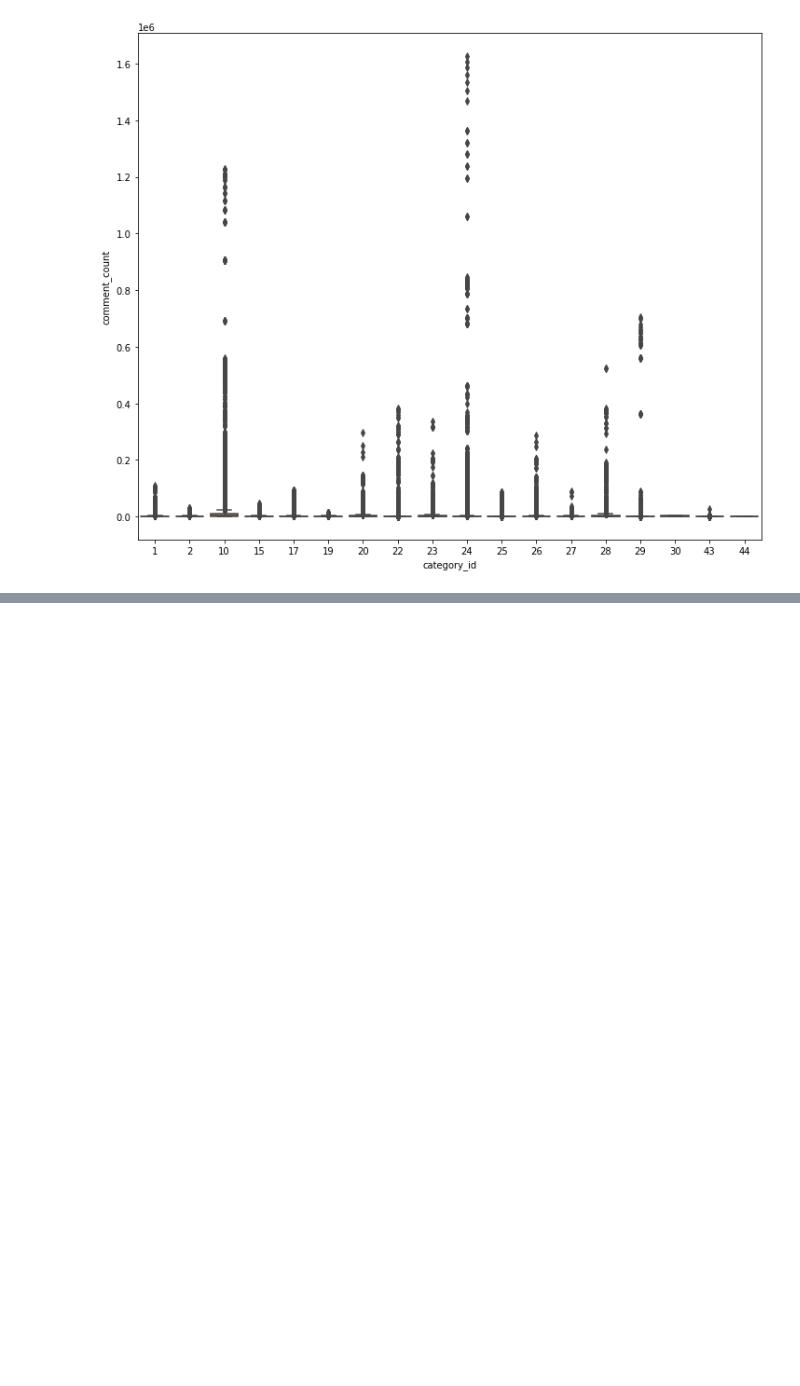
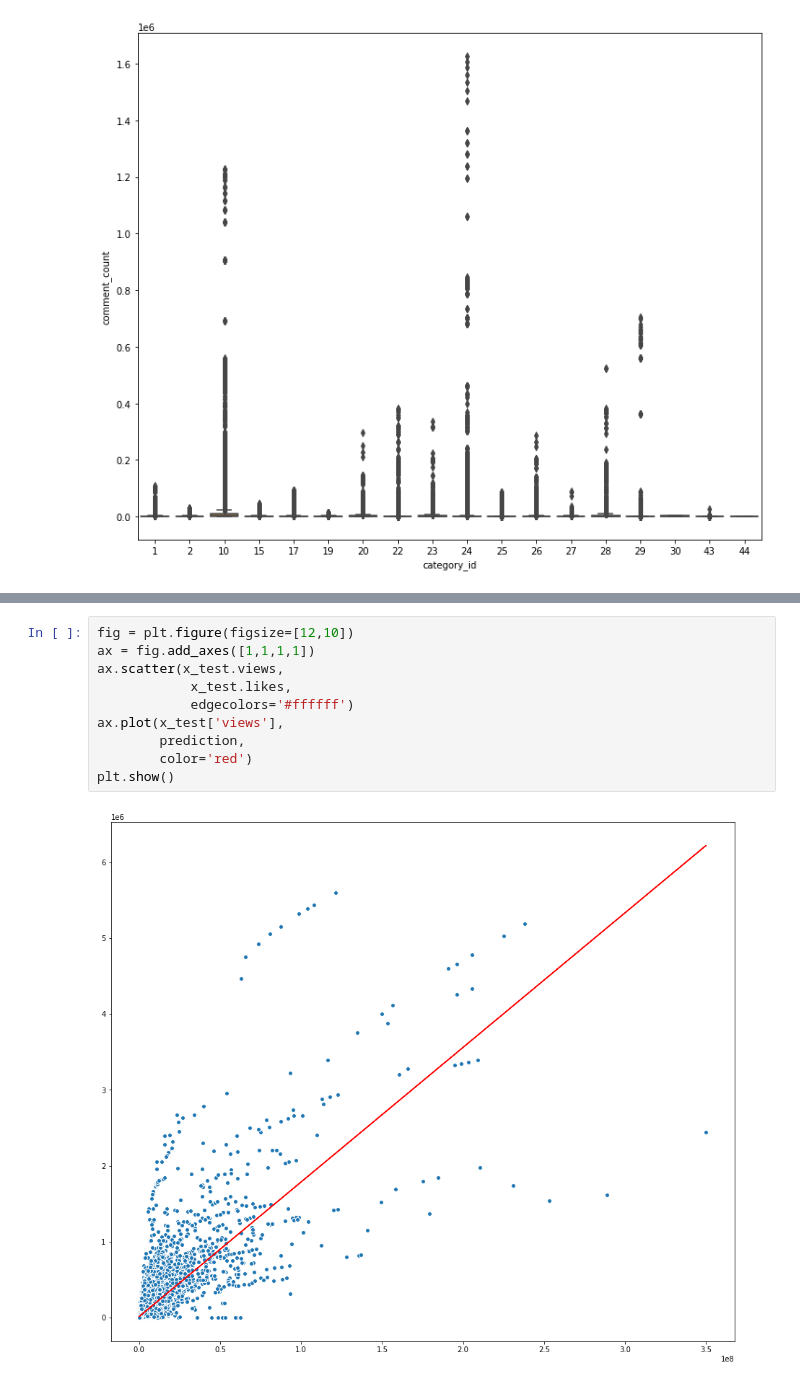
Before and after one commit to ashen007/youtube_trending, a Jupyter notebook: trending.ipynb, the cells around one changed output, grey strips where cells are left out. Saved outputs shown, nothing was run; the diff lists cells and outputs as text; blank space fills up the shorter version.

```diff
--- a/trending.ipynb
+++ b/trending.ipynb
@@ -497,0 +563,12 @@ plt.show()
+# %%
+fig = plt.figure(figsize=[12,10])
+ax = fig.add_axes([1,1,1,1])
+ax.scatter(x_test.views,
+            x_test.likes,
+            edgecolors='#ffffff')
+ax.plot(x_test['views'],
+        prediction,
+        color='red')
+plt.show()
+# %% [output]
+[figure, added]
```
Also changed, not shown: parts of 8 cells of this notebook.
